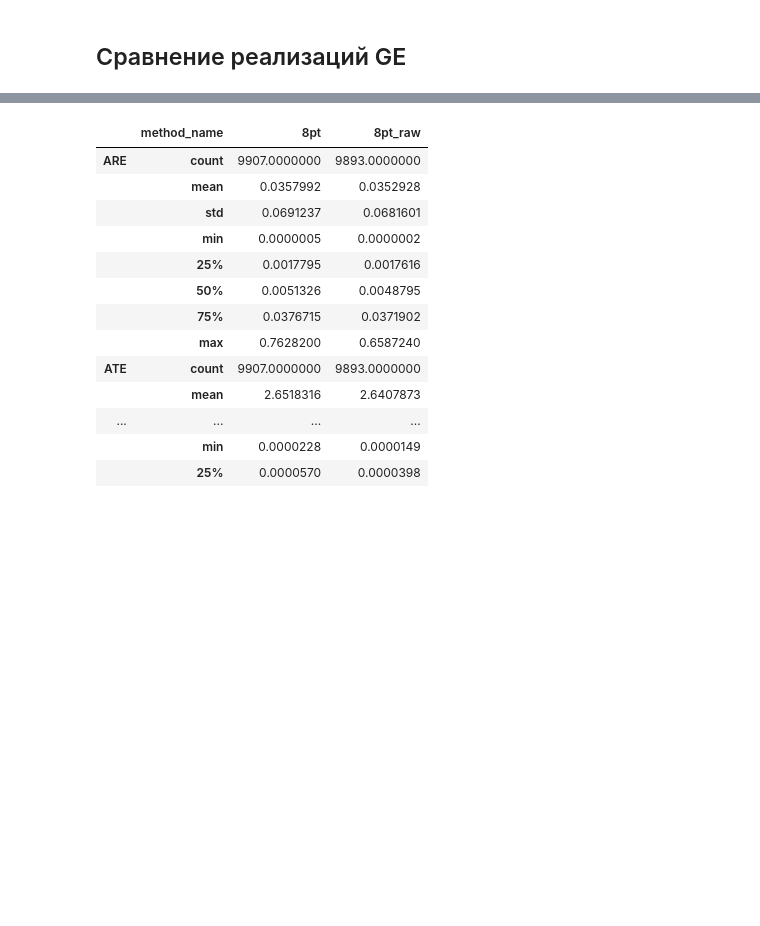
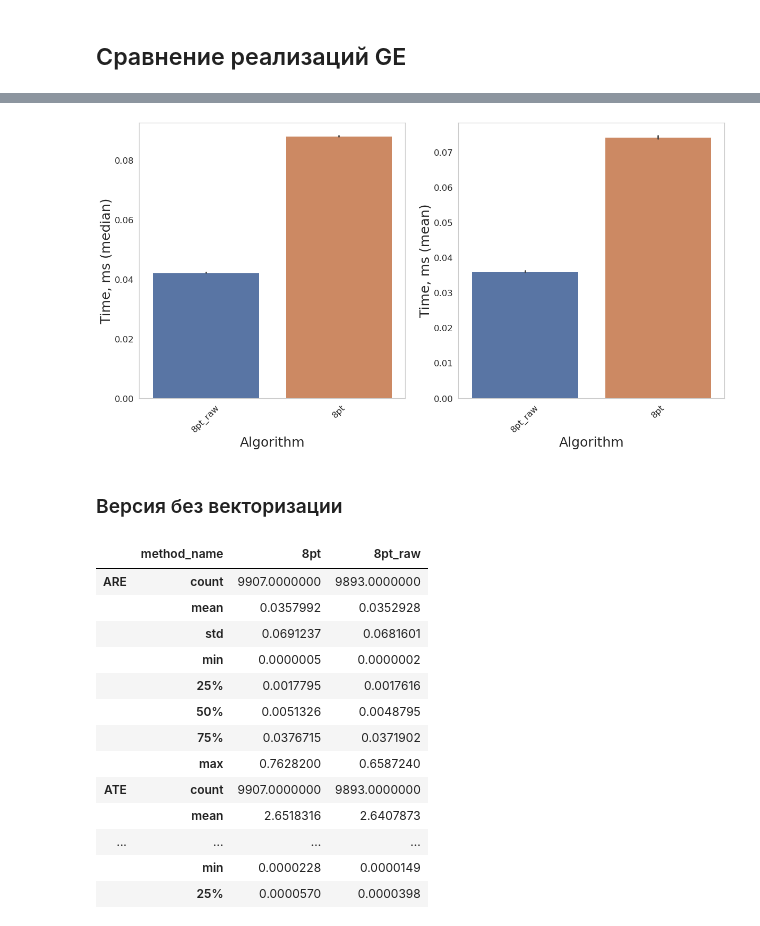
Before and after one commit to kirill-ivanov-a/opengv, a Jupyter notebook: notebooks/GE optimization.ipynb, the cells around one changed output, grey strips where cells are left out. Saved outputs shown, nothing was run; the diff lists cells and outputs as text; code cells hidden in the pictures; blank space fills up the shorter version.

```diff
--- a/notebooks/GE optimization.ipynb
+++ b/notebooks/GE optimization.ipynb
@@ -123,3 +148,26 @@ stability_df = pd.read_csv("./error_stability.csv")
+# %%
+fig, axes = plt.subplots(ncols=2,figsize=(18, 9))
+fig.subplots_adjust(left=0.05, bottom=0.1, right=0.9, top=0.9, wspace=0.2, hspace=0.5)
+
+for i, (est_name, est) in enumerate(esimators.items()):
+        order = stability_df.groupby(["method_name"])['time'].aggregate(est).reset_index().sort_values('time')
+        sns.barplot(
+            ax=axes[i],
+            x="method_name",
+            y="time",
+            data=stability_df,
+            estimator=est,
+            order=order['method_name']
+        )
+
+        axes[i].set(ylabel=f"Time, ms ({est_name})", xlabel="Algorithm")
+        axes[i].yaxis.label.set_size(25)
+        axes[i].xaxis.label.set_size(25)
+        axes[i].tick_params(axis='x', rotation=45)
+# %% [output]
+[figure, added]
+# %% [markdown]
+### Версия без векторизации
 # %%
 stability_inf_mask = stability_df["ATE"].isin([np.inf, -np.inf])
 stability_99q_mask = stability_df["ATE"] < stability_df["ATE"].quantile(.99)
```
Also changed, not shown: parts of 2 cells of this notebook.
